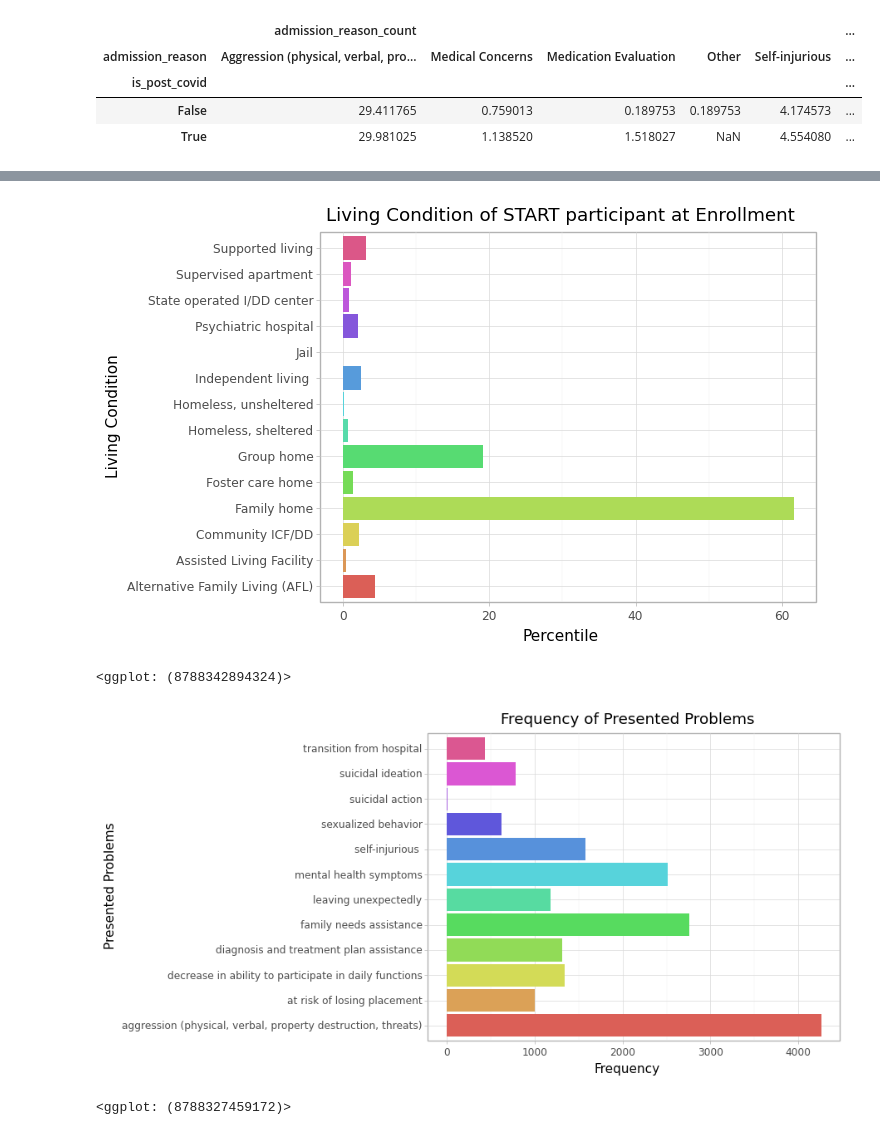
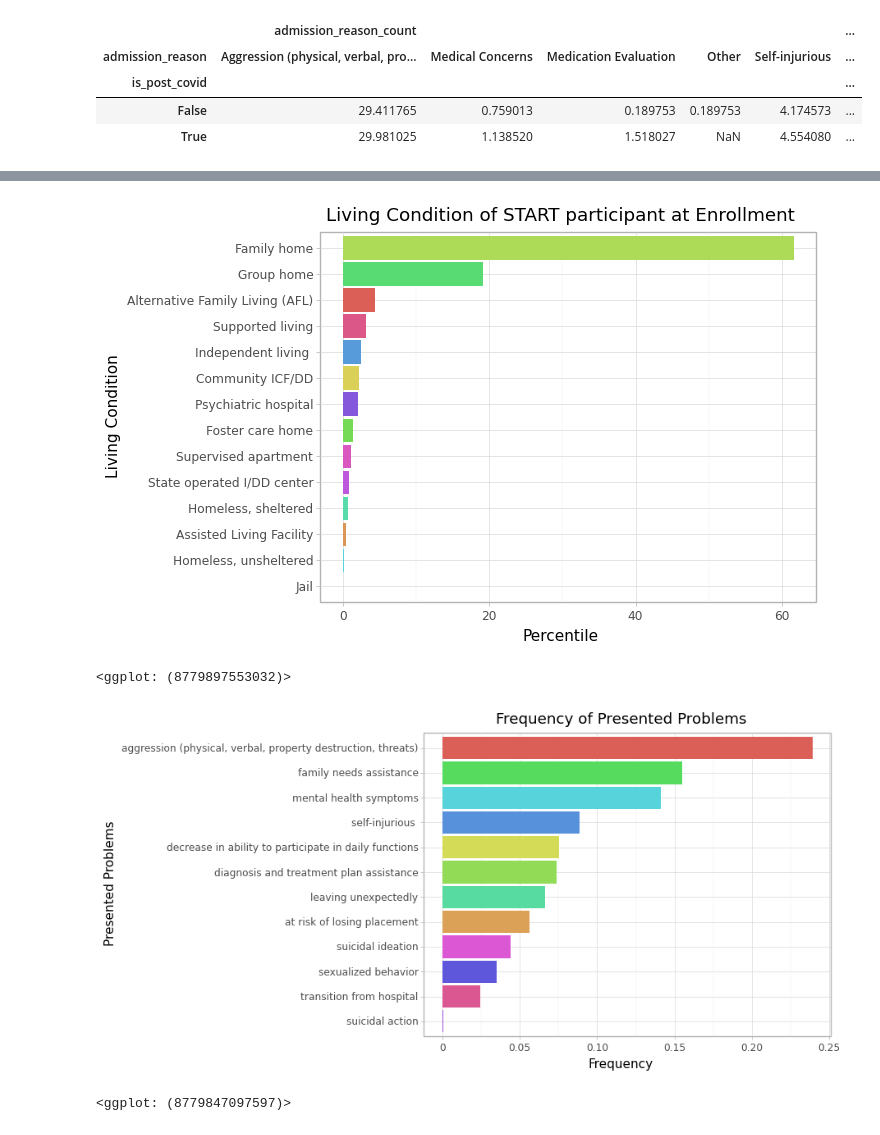
Before and after one commit to aimenabdulaziz/qss_final_project, a Jupyter notebook: code/02_data_analysis.ipynb, the cells around one changed output, grey strips where cells are left out. Cells and saved outputs as stored; diff of their text form; code cells hidden in the pictures.

Commit message:
reordered the presented problems bar plot in decreasing order

```diff
--- a/code/02_data_analysis.ipynb
+++ b/code/02_data_analysis.ipynb
@@ -595,17 +595,17 @@ living_condition_df = pd.DataFrame(living_condition_no_other['Current living sit
     columns={'index' : 'living_condition', 'Current living situation at enrollment to START' : 'frequency'})
 living_condition_df['frequency_percentile'] = (living_condition_df['frequency']/living_condition_df['frequency'].sum())*100
 
-make_custom_bar_plot(df = living_condition_df, bar_x = 'living_condition', bar_y = 'frequency_percentile', fill_by = 'living_condition',
+make_custom_bar_plot(df = living_condition_df, bar_x = 'reorder(living_condition, frequency_percentile)', bar_y = 'frequency_percentile', fill_by = 'living_condition',
                      x_label = 'Living Condition', y_label = 'Percentile', title='Living Condition of START participant at Enrollment',
                      file_name = 'living_condition_at_enrollment.png')
 # %% [output]
-[figure, old version]
+[figure, new version]
-<ggplot: (8788342894324)>
+<ggplot: (8779897553032)>
 # %%
-presenting_problems_count_df = pd.DataFrame(demographics_problems_merged.presented_problems.value_counts()).reset_index().rename(
+presenting_problems_count_df = pd.DataFrame(demographics_problems_merged.presented_problems.value_counts(normalize=True)).reset_index().rename(
     columns={'index' : 'problem', 'presented_problems' : 'frequency'})
-make_custom_bar_plot(df = presenting_problems_count_df, bar_x = 'problem', bar_y = 'frequency', fill_by ='problem',
+make_custom_bar_plot(df = presenting_problems_count_df, bar_x = 'reorder(problem, frequency)', bar_y = 'frequency', fill_by ='problem',
                      x_label = 'Presented Problems', y_label = 'Frequency', title='Frequency of Presented Problems', file_name = 'presenting_problems_count.png')
 # %% [output]
-[figure, old version]
+[figure, new version]
-<ggplot: (8788327459172)>
+<ggplot: (8779847097597)>
```
Also changed, not shown: parts of 4 cells of this notebook, 2 other files.
